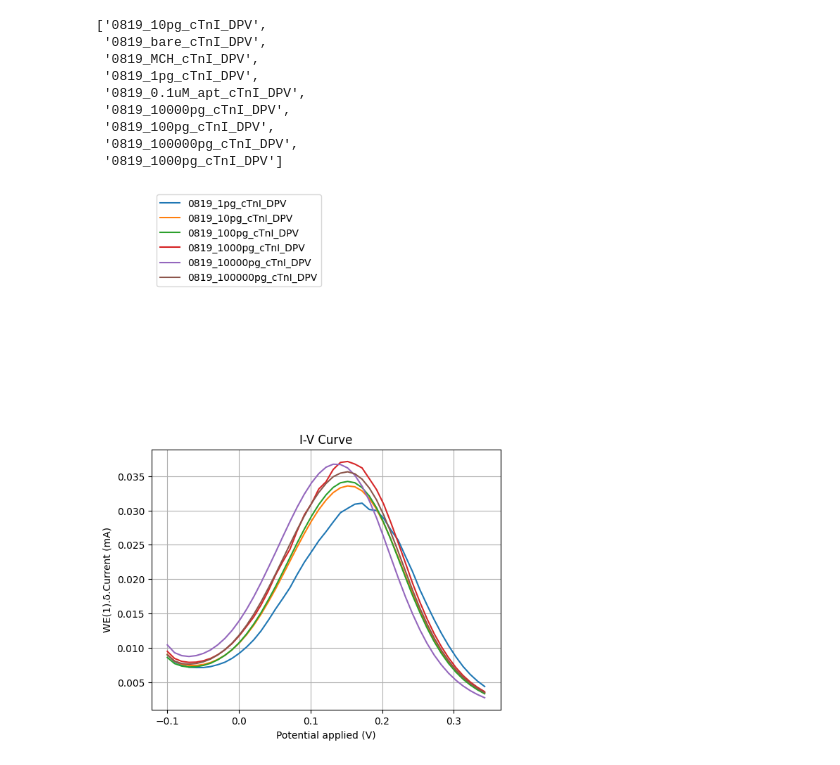
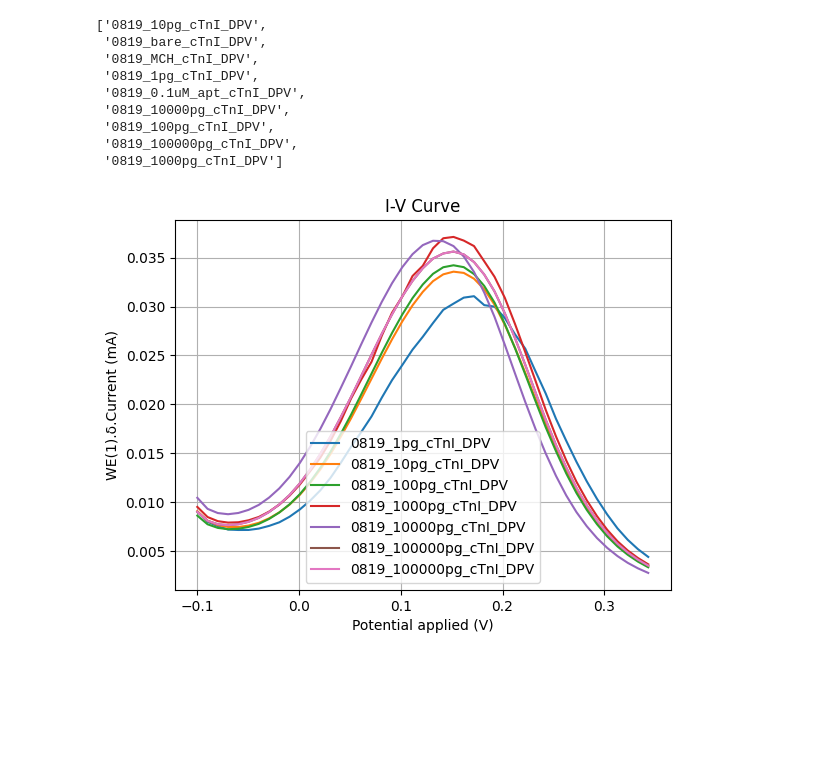
Before and after one commit to nebula0/FWHM-measure, a Jupyter notebook: plot.ipynb, the cells around one changed output. Drawn from its saved outputs; the diff is of its cells as text; code cells hidden in the pictures; blank space fills up the shorter version.

```diff
--- a/plot.ipynb
+++ b/plot.ipynb
@@ -145,22 +145,25 @@ names
 # %%
 # read multiple xlsx, draw line plot on same graph
 filenames = ['0819_1pg_cTnI_DPV', '0819_10pg_cTnI_DPV', '0819_100pg_cTnI_DPV',
-             '0819_1000pg_cTnI_DPV', '0819_10000pg_cTnI_DPV', '0819_100000pg_cTnI_DPV']
+             '0819_1000pg_cTnI_DPV', '0819_10000pg_cTnI_DPV', '0819_100000pg_cTnI_DPV',
+             '0819_100000pg_cTnI_DPV']
 
 for filename in filenames:
     df = pd.read_excel(f'./data/cTnI_DPV/{filename}.xlsx')
 
     df['WE(1).δ.Current (mA)'] = df['WE(1).δ.Current (A)'] * 1000
     x = 'Potential applied (V)'
     y = 'WE(1).δ.Current (mA)'
     plt.plot(df[x], df[y], label=filename)
 
 # adjust legend position to left top
+
+
 plt.xlabel(x)
 plt.ylabel(y)
 plt.title('I-V Curve')
 plt.grid()
-plt.legend(loc='upper left', bbox_to_anchor=(0, 2))
+plt.legend()
 plt.show()
 # %% [output]
-[figure, old version]
+[figure, new version]
```
Also changed, not shown: 5 other files.
